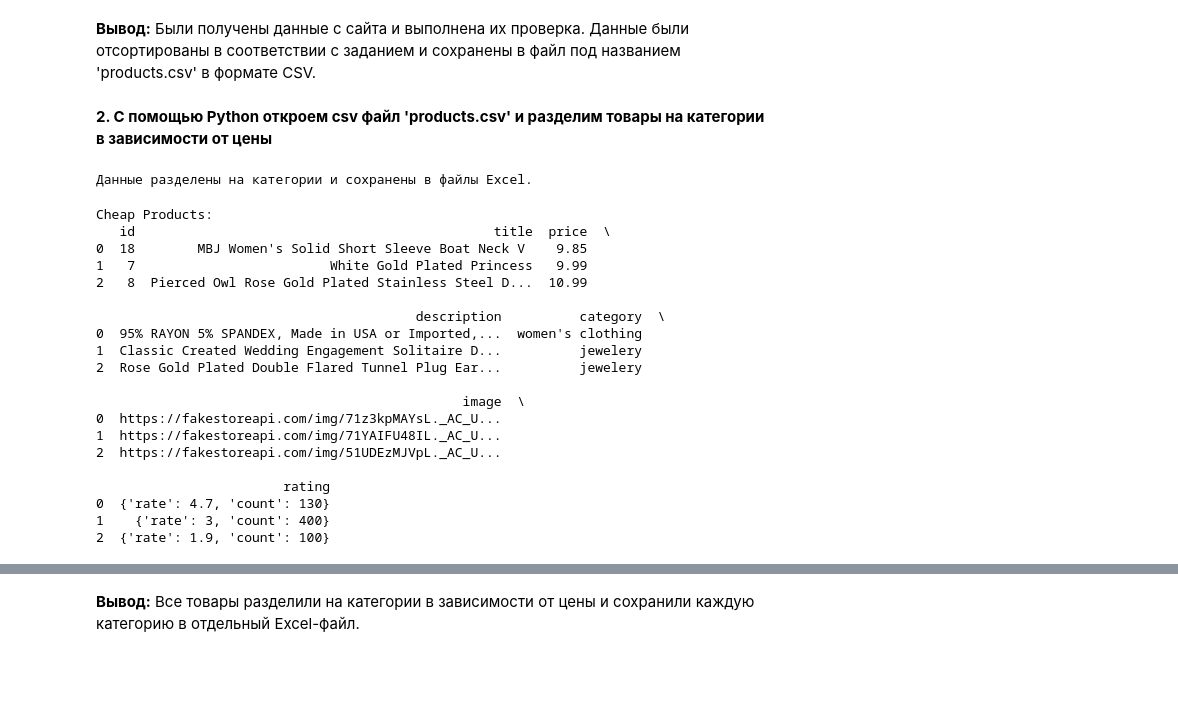
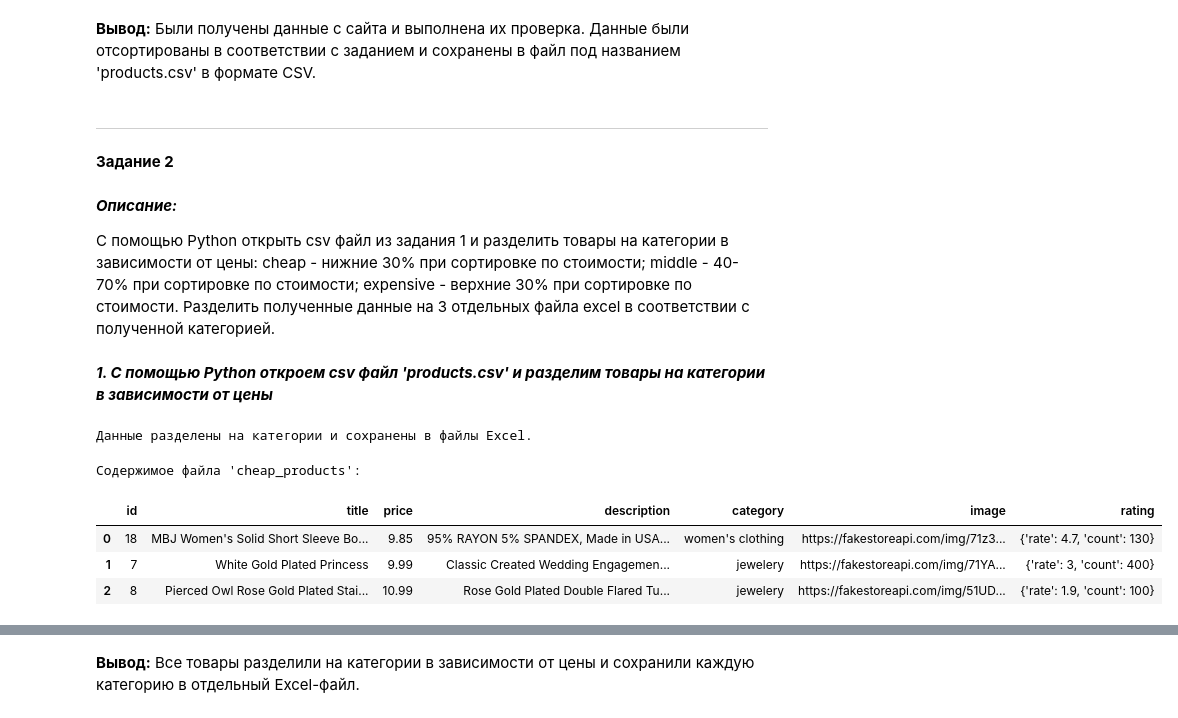
Before and after one commit to NaviKZ/Task_for_junior_position, a Jupyter notebook: Task_for_junior_position.ipynb, the cells around one changed output, grey strips where cells are left out. Saved outputs shown, nothing was run; the diff lists cells and outputs as text; code cells hidden in the pictures; blank space fills up the shorter version.

```diff
--- a/Task_for_junior_position.ipynb
+++ b/Task_for_junior_position.ipynb
@@ -73,8 +73,16 @@ print(df_read)
 9  {'rate': 4.1, 'count': 259}
 # %% [markdown]
 **Вывод:** Были получены данные с сайта и выполнена их проверка. Данные были отсортированы в соответствии с заданием и сохранены в файл под названием 'products.csv' в формате CSV.
+# %% [markdown]
+--------------------------
+# %% [markdown]
+**Задание 2**
+# %% [markdown]
+_**Описание:**_
+
+С помощью Python открыть csv файл из задания 1 и разделить товары на категории в зависимости от цены: cheap - нижние 30% при сортировке по стоимости; middle - 40-70% при сортировке по стоимости; expensive - верхние 30% при сортировке по стоимости. Разделить полученные данные на 3 отдельных файла excel в соответствии с полученной категорией.
 # %% [markdown]
-**2. С помощью Python откроем csv файл 'products.csv' и разделим товары на категории в зависимости от цены**
+_**1. С помощью Python откроем csv файл 'products.csv' и разделим товары на категории в зависимости от цены**_
 # %%
 # Чтение данных из CSV файла
 df = pd.read_csv(output_path)
@@ -104,30 +112,15 @@ print("Данные разделены на категории и сохране
 # %%
 # Чтение и вывод содержимого файлов Excel на экран
 cheap_read = pd.read_excel('cheap_products.xlsx')
 
-print("\nCheap Products:")
-print(cheap_read)
+print("Содержимое файла 'cheap_products':")
+display(cheap_read)
 # %% [output]
-Cheap Products:
-   id                                              title  price  \
-0  18        MBJ Women's Solid Short Sleeve Boat Neck V    9.85
-1   7                         White Gold Plated Princess   9.99
-2   8  Pierced Owl Rose Gold Plated Stainless Steel D...  10.99
-
-                                         description          category  \
-0  95% RAYON 5% SPANDEX, Made in USA or Imported,...  women's clothing
-1  Classic Created Wedding Engagement Solitaire D...          jewelery
-2  Rose Gold Plated Double Flared Tunnel Plug Ear...          jewelery
-
-                                               image  \
-0  https://fakestoreapi.com/img/71z3kpMAYsL._AC_U...
-1  https://fakestoreapi.com/img/71YAIFU48IL._AC_U...
-2  https://fakestoreapi.com/img/51UDEzMJVpL._AC_U...
-
-                        rating
-0  {'rate': 4.7, 'count': 130}
-1    {'rate': 3, 'count': 400}
-2  {'rate': 1.9, 'count': 100}
+Содержимое файла 'cheap_products':
+|  | id | title | price | description | category | image | rating |
+| 0 | 18 | MBJ Women's Solid Short Sleeve Bo... | 9.85 | 95% RAYON 5% SPANDEX, Made in USA... | women's clothing | https://fakestoreapi.com/img/71z3... | {'rate': 4.7, 'count': 130} |
+| 1 | 7 | White Gold Plated Princess | 9.99 | Classic Created Wedding Engagemen... | jewelery | https://fakestoreapi.com/img/71YA... | {'rate': 3, 'count': 400} |
+| 2 | 8 | Pierced Owl Rose Gold Plated Stai... | 10.99 | Rose Gold Plated Double Flared Tu... | jewelery | https://fakestoreapi.com/img/51UD... | {'rate': 1.9, 'count': 100} |
 # %%
 middle_read = pd.read_excel('middle_products.xlsx')
 
```
Also changed, not shown: parts of 37 cells of this notebook.
